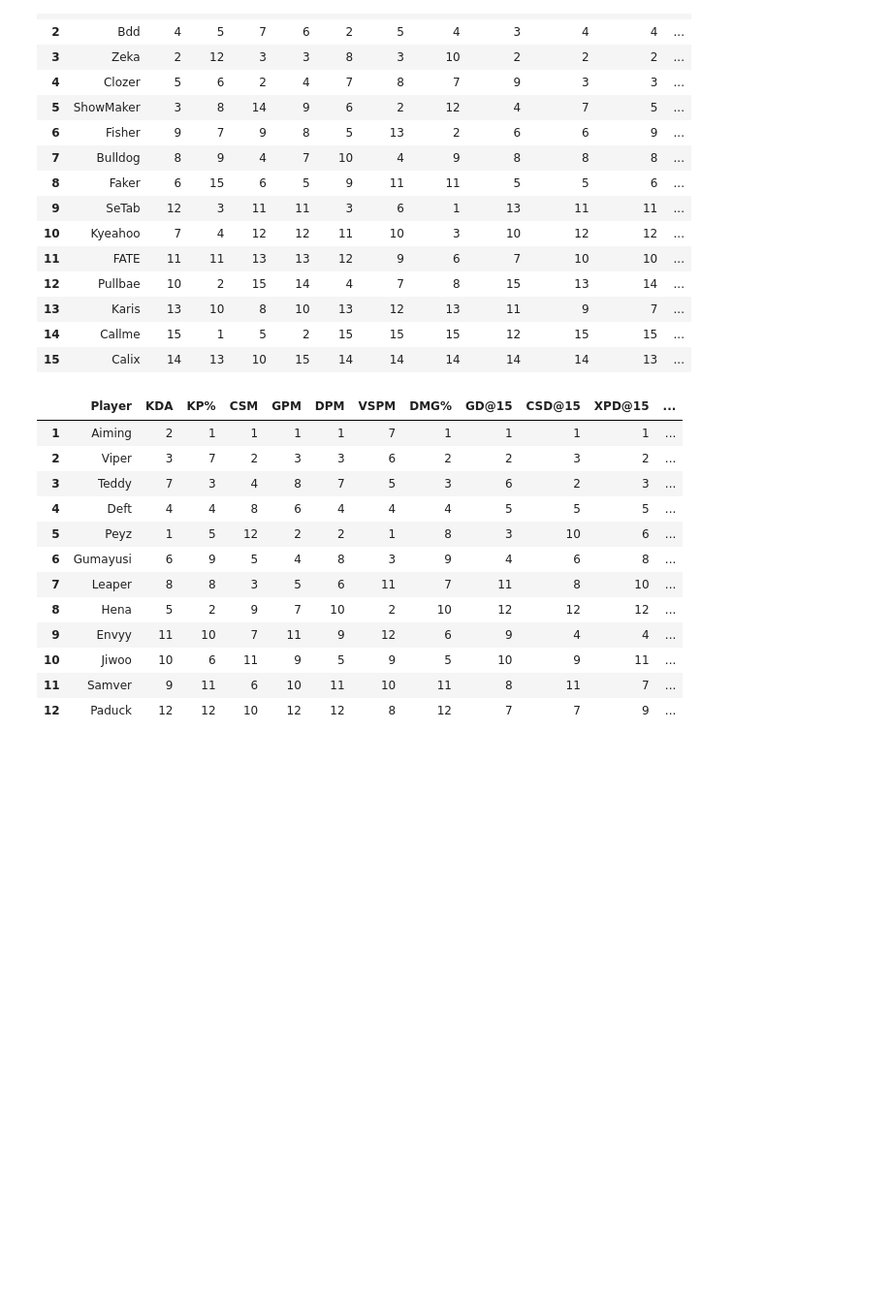
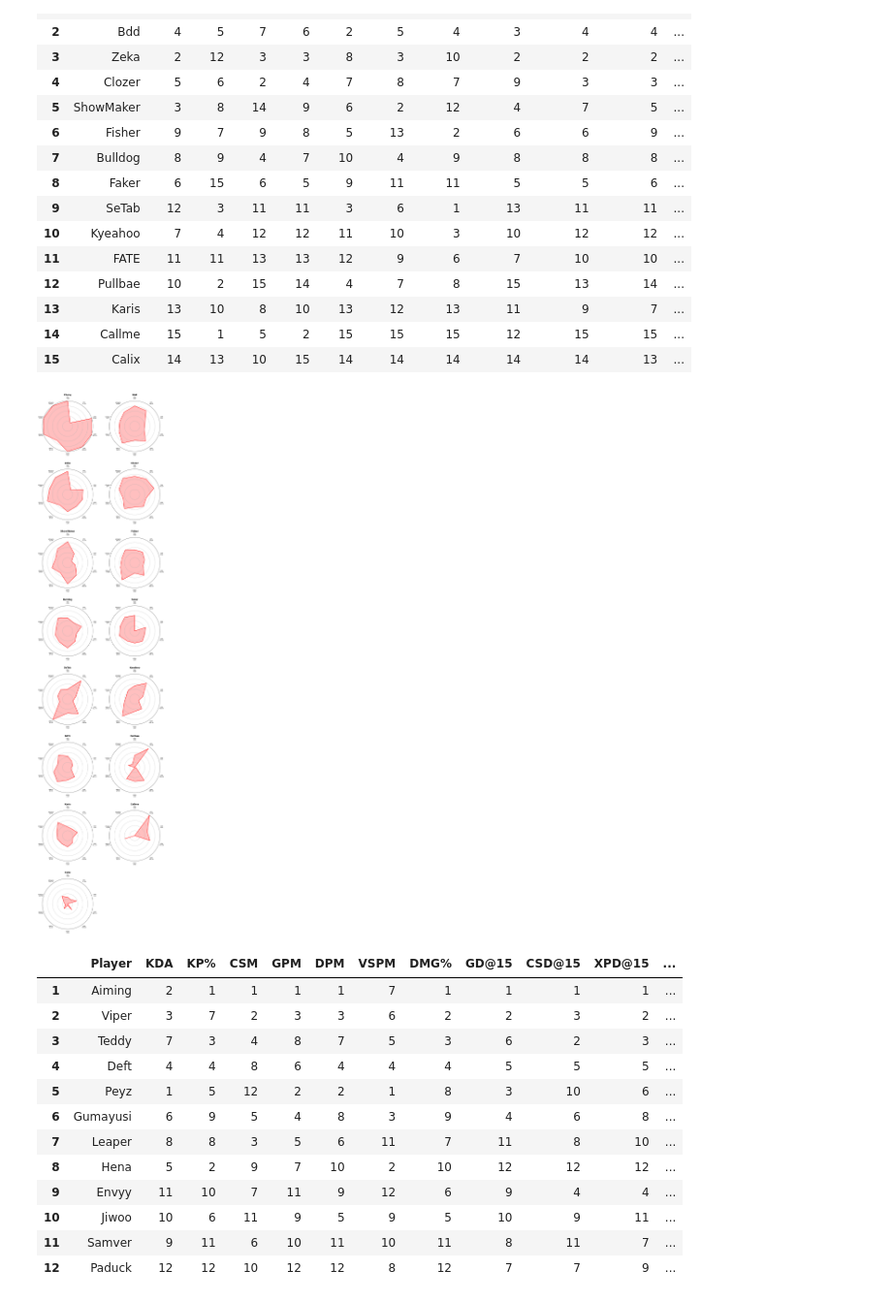
Before and after one commit to NguyenDung0210/LCK_Data_Analysis, a Jupyter notebook: analyze.ipynb, the cells around one changed output. Shown at 97% size. Saved outputs shown, nothing was run; the diff lists cells and outputs as text; code cells hidden in the pictures; blank space fills up the shorter version.

```diff
--- a/analyze.ipynb
+++ b/analyze.ipynb
@@ -553,6 +554,60 @@ rank_df.style.format({"Avg Rank": "{:.2f}"}).set_properties(**{'text-align': 'ce
 | 13 | Karis | 13 | 10 | 8 | 10 | 13 | 12 | 13 | 11 | 9 | 7 | ... |
 | 14 | Callme | 15 | 1 | 5 | 2 | 15 | 15 | 15 | 12 | 15 | 15 | ... |
 | 15 | Calix | 14 | 13 | 10 | 15 | 14 | 14 | 14 | 14 | 14 | 13 | ... |
+# %%
+min_vals = player_avg.min()
+max_vals = player_avg.max()
+
+# Góc radar
+num_vars = len(stats)
+angles = np.linspace(0, 2 * np.pi, num_vars, endpoint=False).tolist()
+angles += angles[:1]
+
+# === VẼ NHIỀU RADAR CHART ===
+players = rank_df["Player"].tolist()
+num_players = len(players)
+
+cols = 2
+rows = math.ceil(num_players / cols)
+
+fig, axes = plt.subplots(rows, cols, figsize=(cols * 6, rows * 6), subplot_kw=dict(polar=True))
+axes = axes.flatten()  # Chuyển thành 1 chiều để dễ xử lý
+
+for idx, player in enumerate(players):
+    ax = axes[idx]
+
+    player_mean = player_avg.loc[player]
+    normalized = (player_mean - min_vals) / (max_vals - min_vals)
+    values = normalized.tolist()
+    values += values[:1]
+
+    ax.set_theta_offset(np.pi / 2)
+    ax.set_theta_direction(-1)
+    ax.set_ylim(0, 1)
+    ax.xaxis.grid(False)
+    ax.set_xticks([])
+
+    # Vẽ radar
+    ax.plot(angles, values, color='red', linewidth=2)
+    ax.fill(angles, values, color='red', alpha=0.25)
+
+    # Vẽ nhãn trục
+    new_labels = [f"{stat}\n{player_mean[stat]:.2f}" for stat in stats]
+    for angle, label in zip(angles[:-1], new_labels):
+        ax.text(angle, 1.12, label, ha='center', va='center', fontsize=8)
+
+    ax.set_yticklabels([])
+    ax.set_title(f"{player}", size=14, pad=35, weight='bold')
+
+# Tắt các ô thừa nếu có
+for i in range(len(players), len(axes)):
+    fig.delaxes(axes[i])
+
+plt.tight_layout()
+plt.subplots_adjust(hspace=0.35)
+plt.show()
+# %% [output]
+[figure, added]
 # %%
 metrics = ["KDA", "KP%", "CSM", "GPM", "DPM", "VSPM", "DMG%", "GD@15", "CSD@15", "XPD@15"]
 
```
Also changed, not shown: parts of 5 cells of this notebook.
